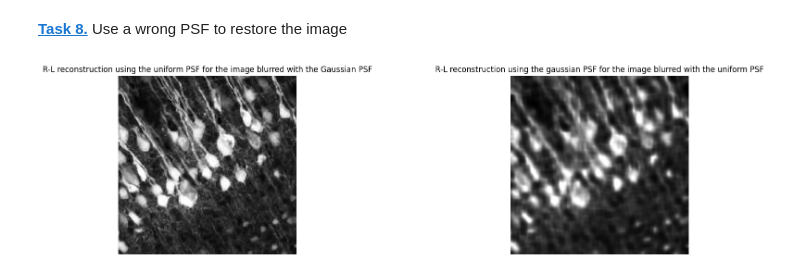
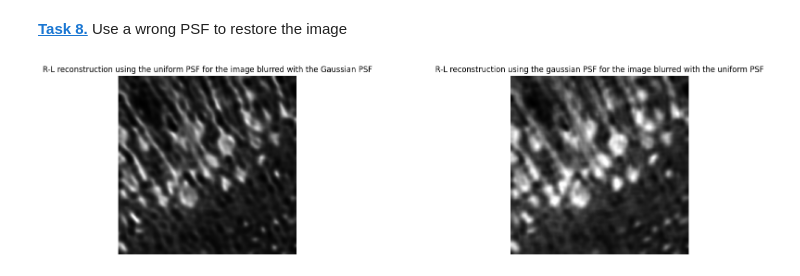
Before and after one commit to leventetn/mobi-fs5-python, a Jupyter notebook: deconvolution.ipynb, the cells around one changed output. Saved outputs shown, nothing was run; the diff lists cells and outputs as text; code cells hidden in the pictures.

Commit message:
Corrected deconvolution

```diff
--- a/deconvolution.ipynb
+++ b/deconvolution.ipynb
@@ -152,16 +152,16 @@ psf = np.ones((psf_size, psf_size)) / psf_size ** 2
 # %%
 img_wrong1 = richardson_lucy_deconvolution(img_gaus, psf, 20)
 img_wrong2 = richardson_lucy_deconvolution(img_conv, create_psf(psf_size), 20)
 
 plt.figure(figsize=(20,5))
 plt.subplot(1, 2, 1)
 plt.axis('off')
-plt.imshow(img, 'gray')
+plt.imshow(img_wrong1, 'gray')
 plt.title('R-L reconstruction using the uniform PSF for the image blurred with the Gaussian PSF')
 plt.subplot(1, 2, 2)
 plt.axis('off')
-plt.imshow(img_deconv, 'gray')
+plt.imshow(img_wrong2, 'gray')
 plt.title('R-L reconstruction using the gaussian PSF for the image blurred with the uniform PSF')
 plt.show()
 # %% [output]
-[figure, old version]
+[figure, new version]
```
